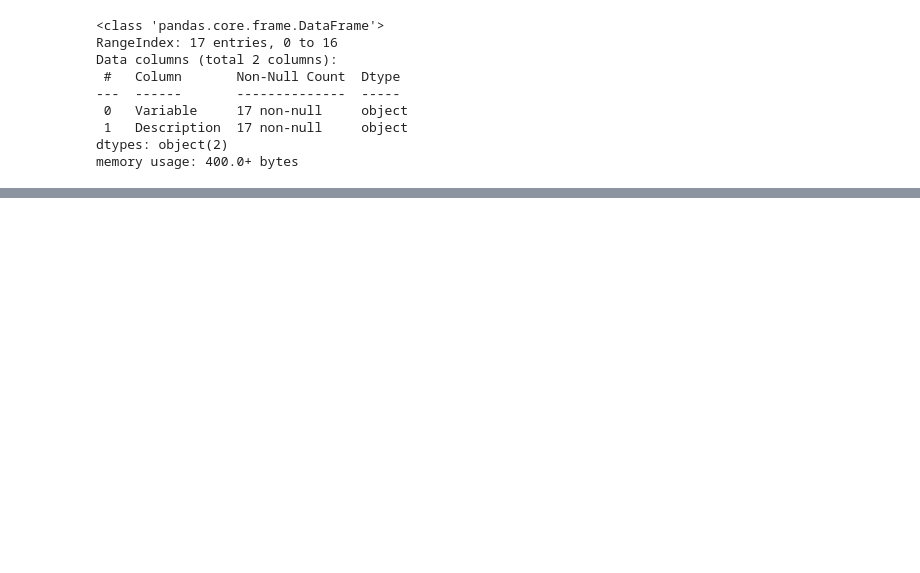
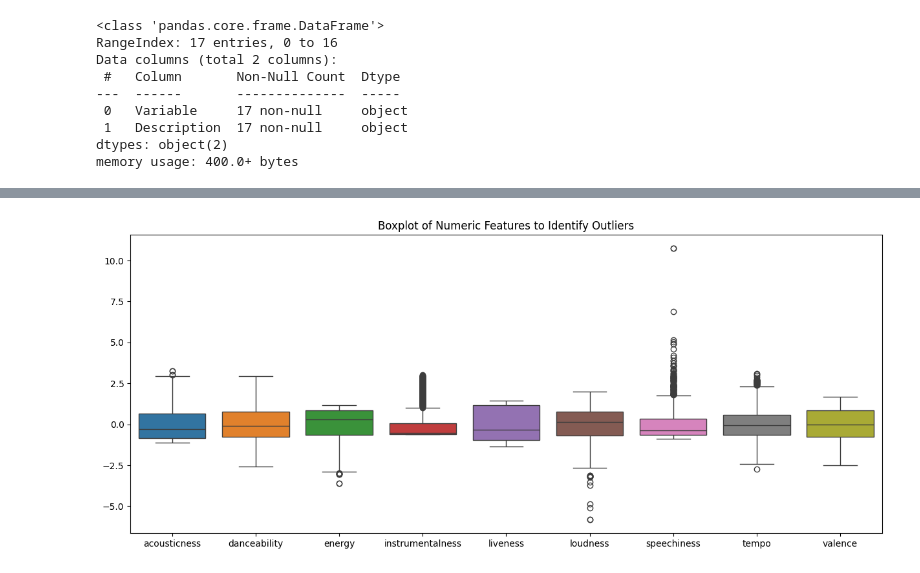
Before and after one commit to vinodvicki/Creating-Cohorts-of-Songs-., a Jupyter notebook: simpiliern__proj.ipynb, the cells around one changed output, grey strips where cells are left out. Drawn from its saved outputs; the diff is of its cells as text; code cells hidden in the pictures; blank space fills up the shorter version.

```diff
--- a/simpiliern__proj.ipynb
+++ b/simpiliern__proj.ipynb
@@ -79,0 +131,3 @@ memory usage: 400.0+ bytes
+# %%
+# droping Unnamed column
+df= df1.drop('Unnamed: 0',axis=1)
@@ -79,0 +167,17 @@ memory usage: 400.0+ bytes
+# %%
+# converting release_date in to date time
+df['release_date']= pd.to_datetime(df['release_date'])
+
+# extracting year from the release_date
+df['year'] = df['release_date'].dt.year
+
+# extracting month from the release_date
+df['month'] = df['release_date'].dt.month
+
+# extracting day from the release_date
+df['day'] = df['release_date'].dt.day
+# %%
+# Normalize numerical features
+numeric_col = ['acousticness', 'danceability', 'energy', 'instrumentalness', 'liveness', 'loudness', 'speechiness', 'tempo', 'valence']
+scaler = StandardScaler()
+df[numeric_col] = scaler.fit_transform(df[numeric_col])
@@ -79,0 +200,12 @@ memory usage: 400.0+ bytes
+# %%
+# Handle missing values
+df = df.dropna()
+# %%
+# Plotting boxplots for numeric columns to identify outliers
+plt.figure(figsize=(15, 6))
+sns.boxplot(df[numeric_col])
+plt.title('Boxplot of Numeric Features to Identify Outliers')
+
+plt.show()
+# %% [output]
+[figure, added]
```
Also changed, not shown: parts of 19 cells of this notebook.
